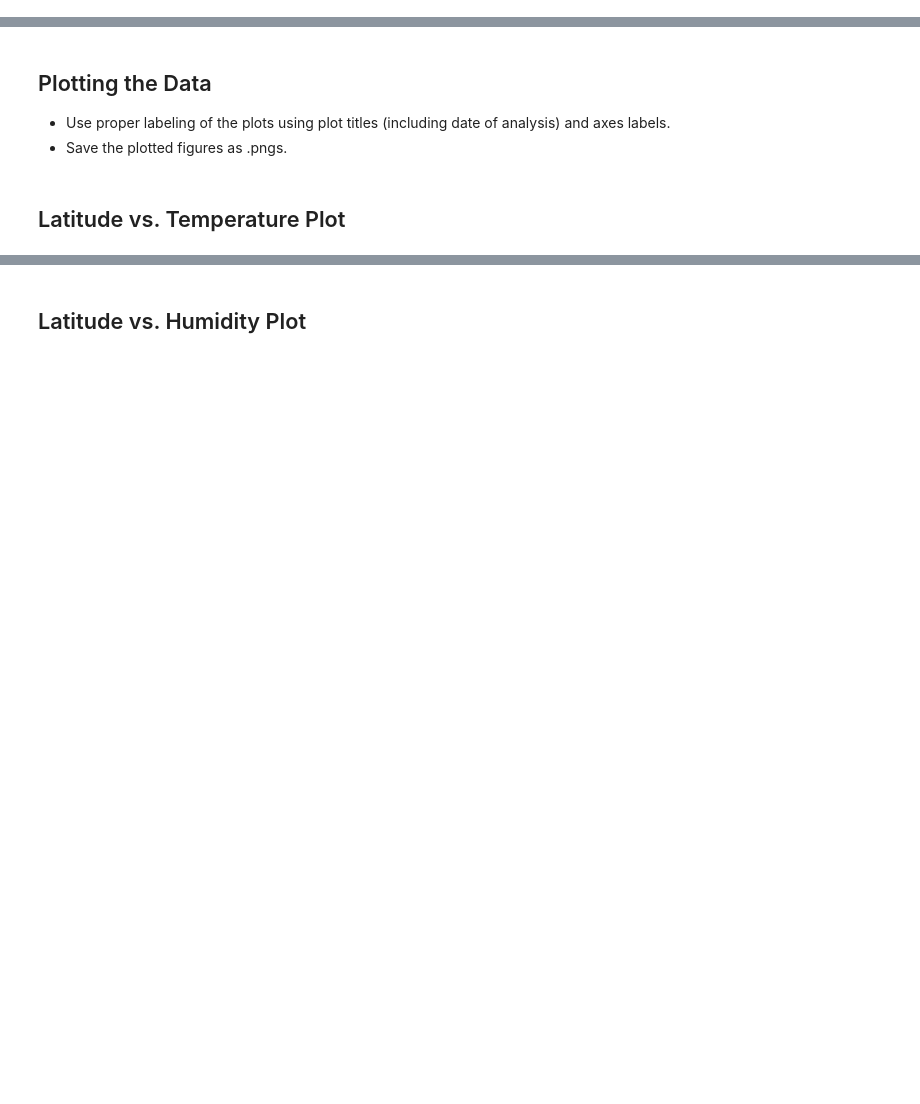
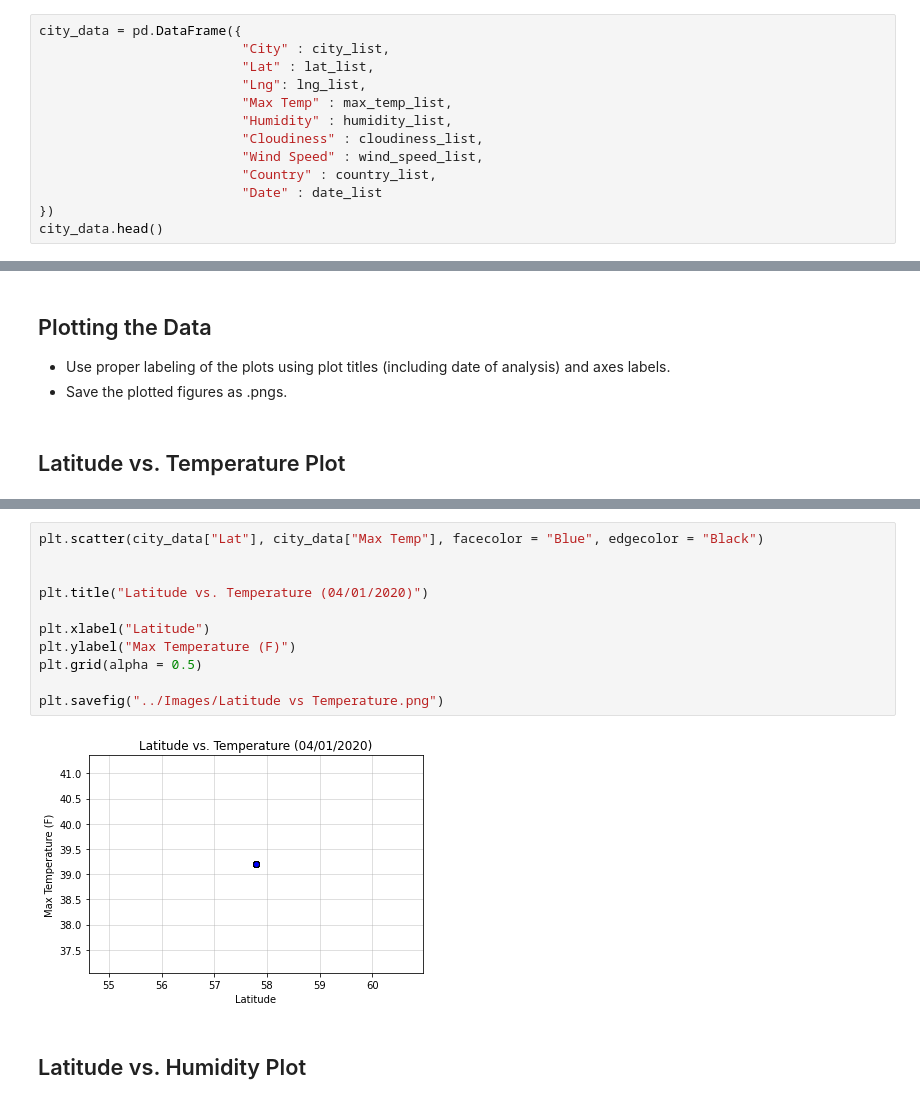
Before and after one commit to Smakdata24/python-api-challenge, a Jupyter notebook: WeatherPy/WeatherPy/WeatherPy.ipynb, the cells around one changed output, grey strips where cells are left out. Saved outputs shown, nothing was run; the diff lists cells and outputs as text; blank space fills up the shorter version.

```diff
--- a/WeatherPy/WeatherPy/WeatherPy.ipynb
+++ b/WeatherPy/WeatherPy/WeatherPy.ipynb
@@ -139,0 +142,13 @@ SyntaxError: invalid syntax (<ipython-input-7-a1d72f79f6d0>, line 49)
+# %%
+city_data = pd.DataFrame({
+                          "City" : city_list,
+                          "Lat" : lat_list,
+                          "Lng": lng_list,
+                          "Max Temp" : max_temp_list,
+                          "Humidity" : humidity_list,
+                          "Cloudiness" : cloudiness_list,
+                          "Wind Speed" : wind_speed_list,
+                          "Country" : country_list,
+                          "Date" : date_list
+})
+city_data.head()
@@ -178,2 +179,15 @@ Int64Index([], dtype='int64')
+# %%
+plt.scatter(city_data["Lat"], city_data["Max Temp"], facecolor = "Blue", edgecolor = "Black")
+
+
+plt.title("Latitude vs. Temperature (04/01/2020)")
+
+plt.xlabel("Latitude")
+plt.ylabel("Max Temperature (F)")
+plt.grid(alpha = 0.5)
+
+plt.savefig("../Images/Latitude vs Temperature.png")
+# %% [output]
+[figure, added]
 # %% [markdown]
 ## Latitude vs. Humidity Plot
```
Also changed, not shown: parts of 33 cells of this notebook, 13 other files.
